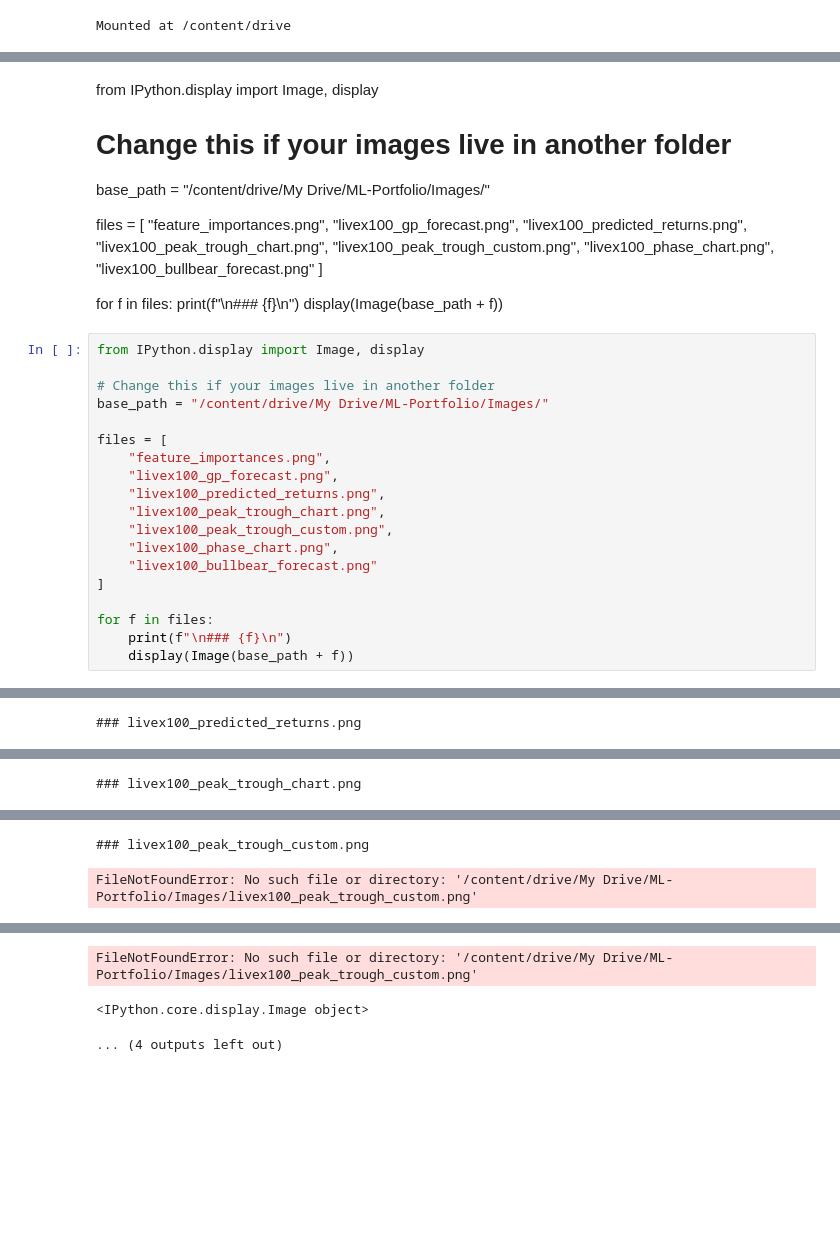
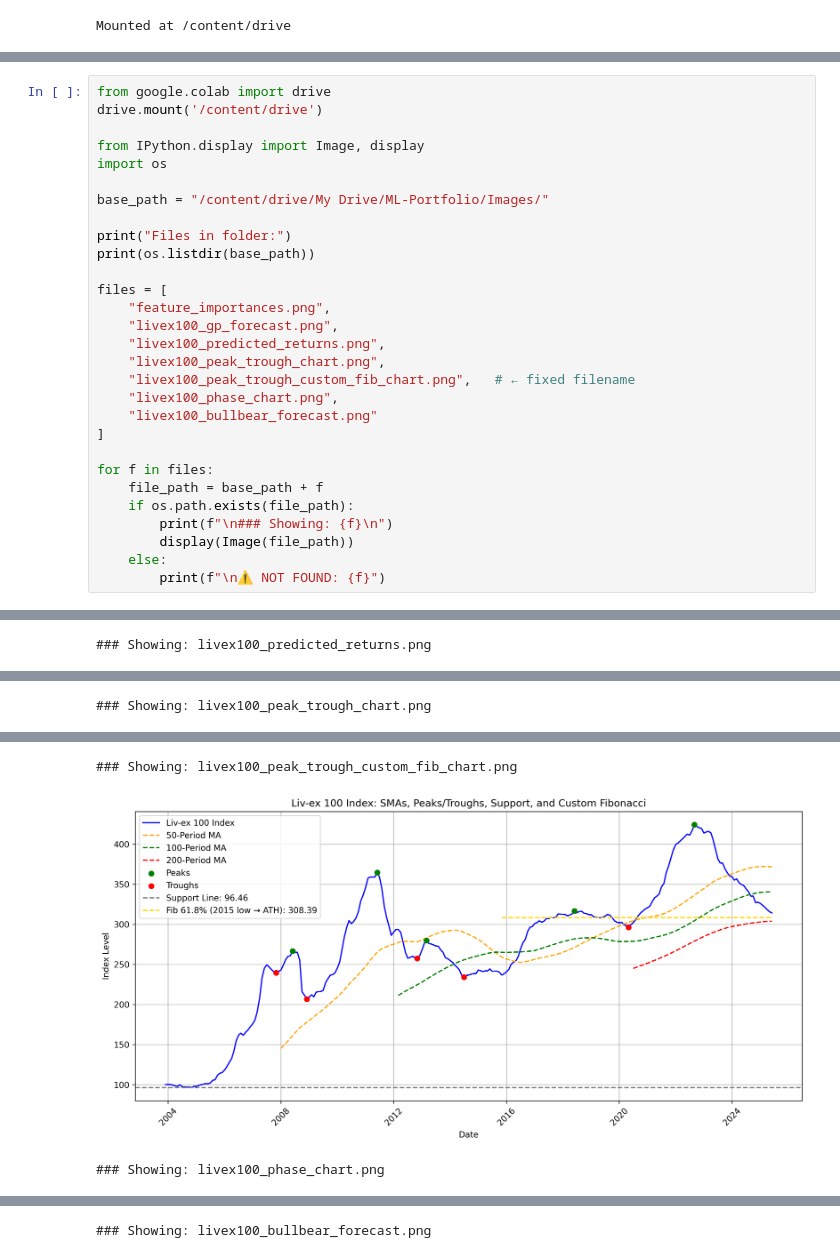
Before and after one commit to PaulRobertH/wine-ml-portfolio, a Jupyter notebook: Livex100_ML_Forecasting_Report.ipynb, the cells around one changed output, grey strips where cells are left out. Saved outputs shown, nothing was run; the diff lists cells and outputs as text; blank space fills up the shorter version.

```diff
--- a/Livex100_ML_Forecasting_Report.ipynb
+++ b/Livex100_ML_Forecasting_Report.ipynb
@@ -83,39 +238,30 @@ By merging ML predictions with cycle theory and robust market history, we built
-# %% [markdown]
-from IPython.display import Image, display
-
-# Change this if your images live in another folder
-base_path = "/content/drive/My Drive/ML-Portfolio/Images/"
-
-files = [
-    "feature_importances.png",
-    "livex100_gp_forecast.png",
-    "livex100_predicted_returns.png",
-    "livex100_peak_trough_chart.png",
-    "livex100_peak_trough_custom.png",
-    "livex100_phase_chart.png",
-    "livex100_bullbear_forecast.png"
-]
-
-for f in files:
-    print(f"\n### {f}\n")
-    display(Image(base_path + f))
 # %%
+from google.colab import drive
+drive.mount('/content/drive')
+
 from IPython.display import Image, display
+import os
 
-# Change this if your images live in another folder
 base_path = "/content/drive/My Drive/ML-Portfolio/Images/"
+
+print("Files in folder:")
+print(os.listdir(base_path))
 
 files = [
     "feature_importances.png",
     "livex100_gp_forecast.png",
     "livex100_predicted_returns.png",
     "livex100_peak_trough_chart.png",
-    "livex100_peak_trough_custom.png",
+    "livex100_peak_trough_custom_fib_chart.png",   # ← fixed filename
     "livex100_phase_chart.png",
     "livex100_bullbear_forecast.png"
 ]
 
 for f in files:
-    print(f"\n### {f}\n")
-    display(Image(base_path + f))
+    file_path = base_path + f
+    if os.path.exists(file_path):
+        print(f"\n### Showing: {f}\n")
+        display(Image(file_path))
+    else:
+        print(f"\n⚠️ NOT FOUND: {f}")
 # %% [output]
@@ -125,7 +275,8 @@ for f in files:
 [figure]
-### livex100_predicted_returns.png
+### Showing: livex100_predicted_returns.png
 [figure]
-### livex100_peak_trough_chart.png
+### Showing: livex100_peak_trough_chart.png
 [figure]
-### livex100_peak_trough_custom.png
+### Showing: livex100_peak_trough_custom_fib_chart.png
+[figure, added]
-FileNotFoundError: No such file or directory: '/content/drive/My Drive/ML-Portfolio/Images/livex100_peak_trough_custom.png'
+### Showing: livex100_phase_chart.png
@@ -132,3 +284 @@ FileNotFoundError: No such file or directory: '/content/drive/My Drive/ML-Portfo
-FileNotFoundError: No such file or directory: '/content/drive/My Drive/ML-Portfolio/Images/livex100_peak_trough_custom.png'
+### Showing: livex100_bullbear_forecast.png
-<IPython.core.display.Image object>
-... (4 outputs left out)
```
Also changed, not shown: parts of 5 cells of this notebook.
